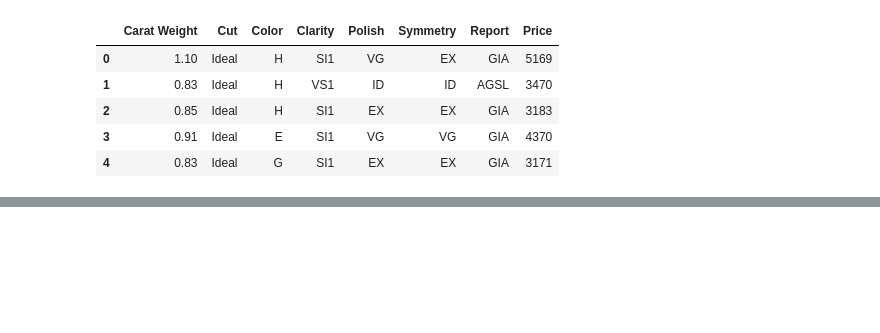
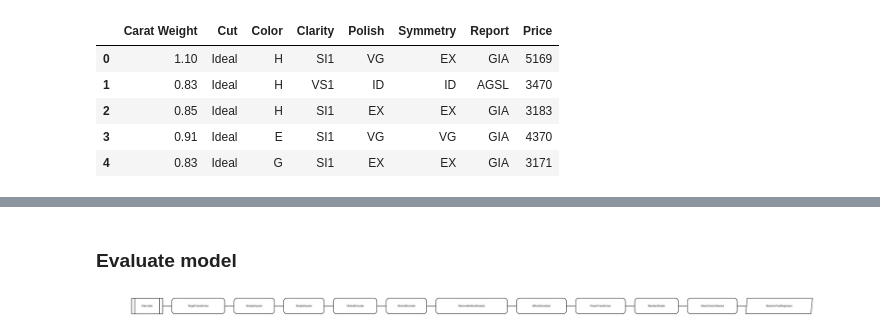
Before and after one commit to acnaweb/mlops-bootcamp, a Jupyter notebook: notebooks/Regression Model.ipynb, the cells around one changed output, grey strips where cells are left out. Drawn from its saved outputs; the diff is of its cells as text; code cells hidden in the pictures; blank space fills up the shorter version.

```diff
--- a/notebooks/Regression Model.ipynb
+++ b/notebooks/Regression Model.ipynb
@@ -36,0 +108,2 @@ dataset = get_data("diamond", profile=True)
+# %%
+model = regression.create_model("dt")
@@ -36,0 +127,9 @@ dataset = get_data("diamond", profile=True)
+# %%
+import numpy as np
+
+params = {
+    # "n_neighbors": np.arange(2, 11, 2),
+    # "leaf_size": np.arange(10,40, 5)
+}
+
+tuned_model = regression.tune_model(model)
@@ -36,0 +155,6 @@ dataset = get_data("diamond", profile=True)
+# %% [markdown]
+### Evaluate model
+# %%
+regression.plot_model(tuned_model, plot = "pipeline")
+# %% [output]
+[figure, added]
```
Also changed, not shown: parts of 30 cells of this notebook, 2 other files.
